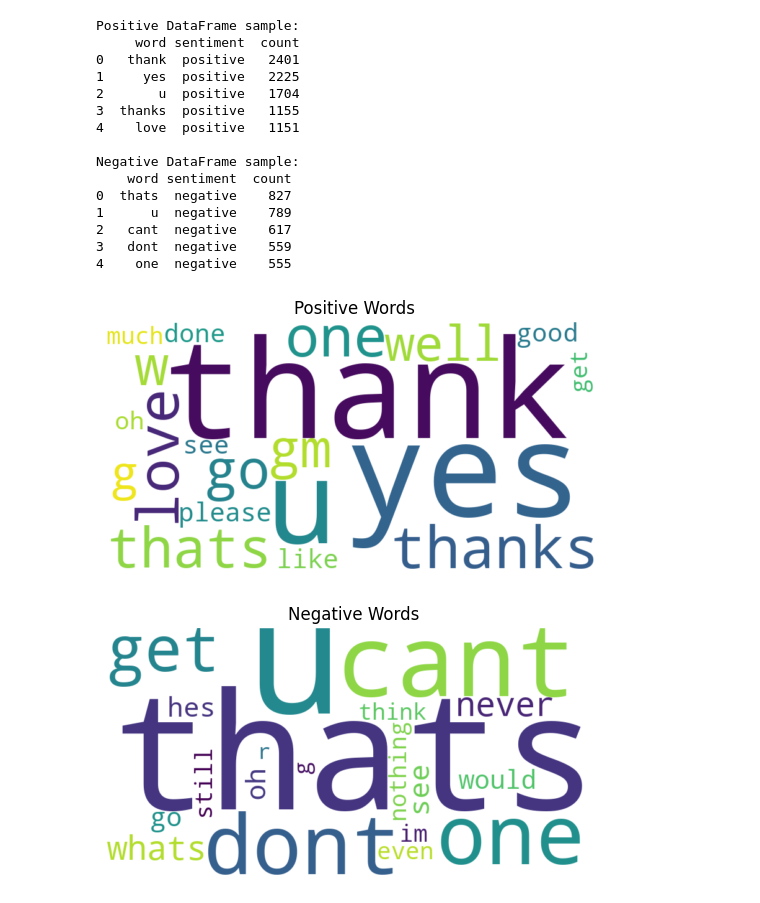
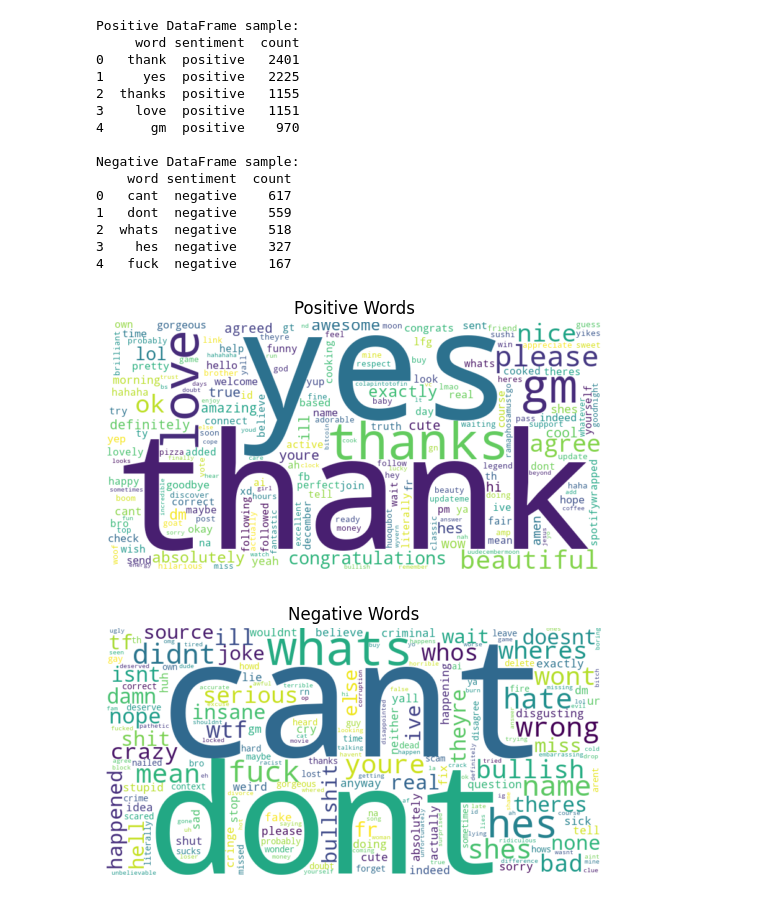
Before and after one commit to BenjaminTham-SIT/cloud-computing-group-10, a Jupyter notebook: Job_Pipelines/SentimentWordCloud/visualisation/word_cloud_visualisation.ipynb, the cells around one changed output. Cells and saved outputs as stored; diff of their text form; code cells hidden in the pictures.

Commit message:
Updated wordcloud pipeline
New inputs and outputs

```diff
--- a/Job_Pipelines/SentimentWordCloud/visualisation/word_cloud_visualisation.ipynb
+++ b/Job_Pipelines/SentimentWordCloud/visualisation/word_cloud_visualisation.ipynb
@@ -20,47 +20,47 @@ def load_spark_output(path):
 
 spark_output_relative_path = "../spark_analysis/output/"
 
-pos_df = load_spark_output(f"{spark_output_relative_path}positive.txt")
-neg_df = load_spark_output(f"{spark_output_relative_path}negative.txt")
+pos_df = load_spark_output(f"{spark_output_relative_path}top_200_positive_words.txt")
+neg_df = load_spark_output(f"{spark_output_relative_path}top_200_negative_words.txt")
 
 # Print sample
 print("Positive DataFrame sample:")
 print(pos_df.head())
 print("\nNegative DataFrame sample:")
 print(neg_df.head())
 
 # 2. Generate WordClouds
 def plot_wordcloud_from_df(df, title):
     # Convert (word, count) to a dictionary for the word cloud
     freq_dict = dict(zip(df["word"], df["count"]))
 
     wordcloud = WordCloud(width=800, height=400, background_color="white").generate_from_frequencies(freq_dict)
 
 
     plt.figure()
     plt.imshow(wordcloud, interpolation="bilinear")
     plt.title(title)
     plt.axis("off")
     plt.show()      # Show on screen
 
 # 3. Plot WordClouds for positive & negative
 plot_wordcloud_from_df(pos_df, "Positive Words")
 plot_wordcloud_from_df(neg_df, "Negative Words")
 # %% [output]
 Positive DataFrame sample:
      word sentiment  count
 0   thank  positive   2401
 1     yes  positive   2225
-2       u  positive   1704
-3  thanks  positive   1155
-4    love  positive   1151
+2  thanks  positive   1155
+3    love  positive   1151
+4      gm  positive    970
 
 Negative DataFrame sample:
     word sentiment  count
-0  thats  negative    827
-1      u  negative    789
-2   cant  negative    617
-3   dont  negative    559
-4    one  negative    555
+0   cant  negative    617
+1   dont  negative    559
+2  whats  negative    518
+3    hes  negative    327
+4   fuck  negative    167
-[figure, old version]
+[figure, new version]
-[figure, old version]
+[figure, new version]
```
Also changed, not shown: 11 other files.
